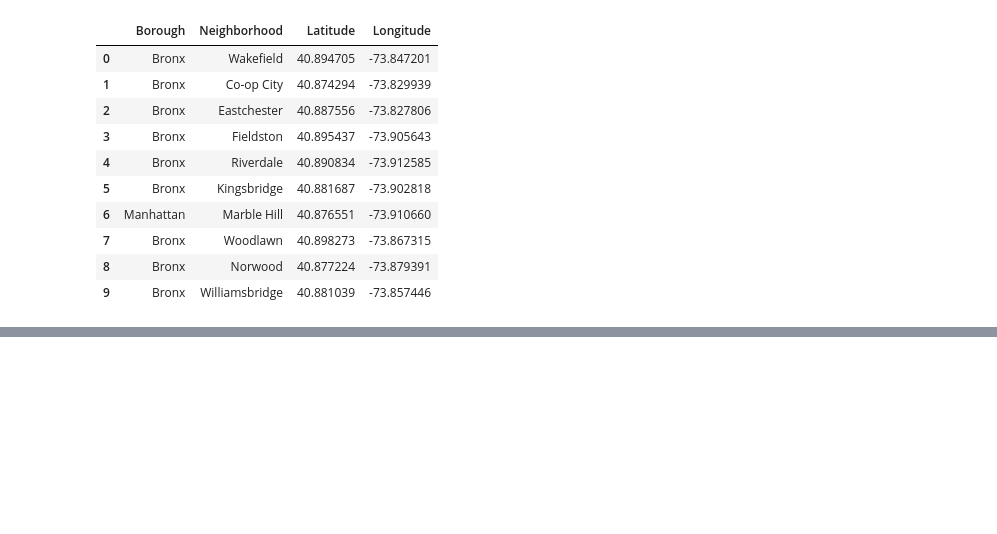
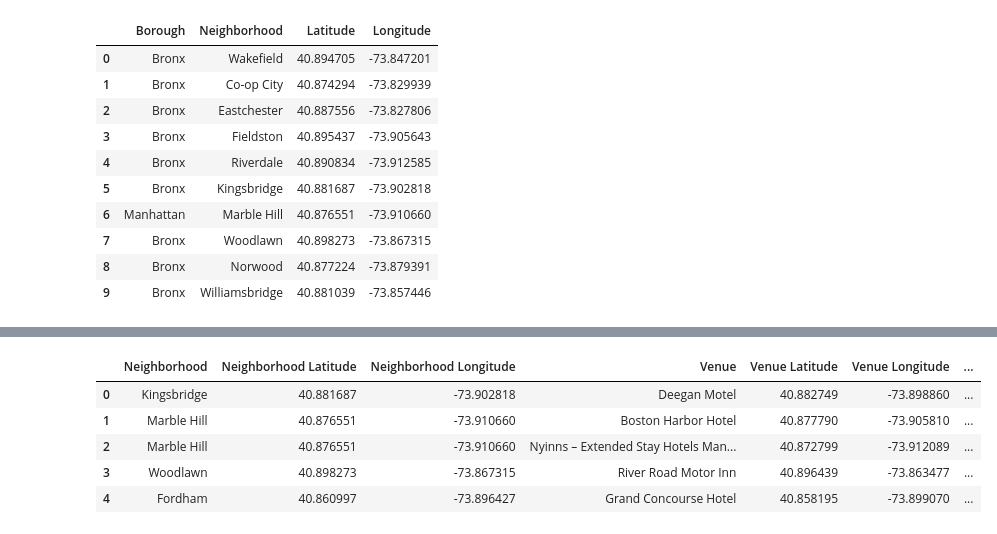
Before and after one commit to daniellarndorfer/Capstone_Coursera, a Jupyter notebook: Capstone Project - The Battle of Neighborhoods.ipynb, the cells around one changed output, grey strips where cells are left out. Drawn from its saved outputs; the diff is of its cells as text; code cells hidden in the pictures; blank space fills up the shorter version.

```diff
--- a/Capstone Project - The Battle of Neighborhoods.ipynb
+++ b/Capstone Project - The Battle of Neighborhoods.ipynb
@@ -260,0 +344,54 @@ The geograpical coordinate of New York City are 40.7127281, -74.0060152.
+# %%
+def getNearbyVenuesNY(names_NY, latitudes_NY, longitudes_NY, query='Hotels', radius=500):
+
+    venues_list=[]
+    for name, lat, lng in zip(names_NY, latitudes_NY, longitudes_NY):
+
+        # create the API request URL
+
+        url = 'https://api.foursquare.com/v2/venues/explore?&client_id={}&client_secret={}&v={}&ll={},{}&query={}&radius={}&limit={}'.format(
+            CLIENT_ID,
+            CLIENT_SECRET,
+            VERSION,
+            lat,
+            lng,
+            query,
+            radius,
+            LIMIT)
+
+        # make the GET request
+        results = requests.get(url).json()["response"]['groups'][0]['items']
+
+        # return only relevant information for each nearby venue
+        venues_list.append([(
+            name,
+            lat,
+            lng,
+            v['venue']['name'],
+            v['venue']['location']['lat'],
+            v['venue']['location']['lng'],
+            v['venue']['categories'][0]['name']) for v in results])
+
+    nearby_venues = pd.DataFrame([item for venue_list in venues_list for item in venue_list])
+    nearby_venues.columns = ['Neighborhood',
+                  'Neighborhood Latitude',
+                  'Neighborhood Longitude',
+                  'Venue',
+                  'Venue Latitude',
+                  'Venue Longitude',
+                  'Venue Category']
+
+    return(nearby_venues)
+
+newyork_venues = getNearbyVenuesNY(names_NY=df_NewYork['Neighborhood'],
+                                    latitudes_NY=df_NewYork['Latitude'],
+                                    longitudes_NY=df_NewYork['Longitude']
+                                    )
+newyork_venues.head()
+# %% [output]
+|  | Neighborhood | Neighborhood Latitude | Neighborhood Longitude | Venue | Venue Latitude | Venue Longitude | ... |
+| 0 | Kingsbridge | 40.881687 | -73.902818 | Deegan Motel | 40.882749 | -73.898860 | ... |
+| 1 | Marble Hill | 40.876551 | -73.910660 | Boston Harbor Hotel | 40.877790 | -73.905810 | ... |
+| 2 | Marble Hill | 40.876551 | -73.910660 | Nyinns – Extended Stay Hotels Man... | 40.872799 | -73.912089 | ... |
+| 3 | Woodlawn | 40.898273 | -73.867315 | River Road Motor Inn | 40.896439 | -73.863477 | ... |
+| 4 | Fordham | 40.860997 | -73.896427 | Grand Concourse Hotel | 40.858195 | -73.899070 | ... |
```
Also changed, not shown: parts of 8 cells of this notebook.
